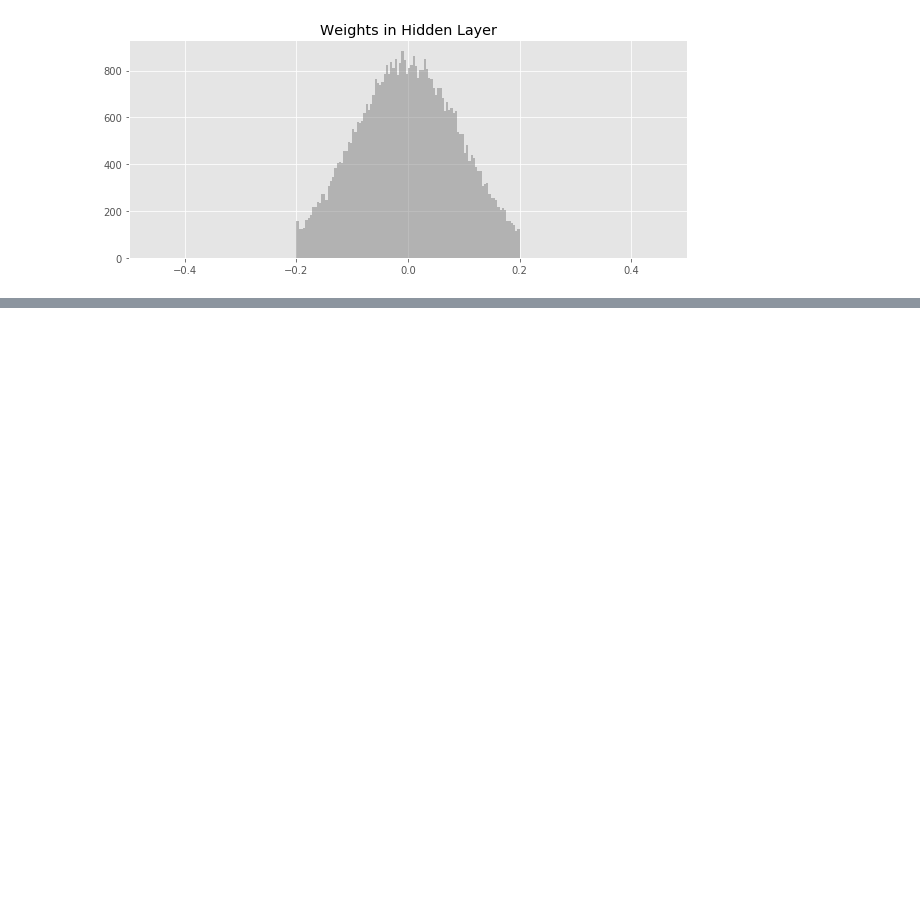
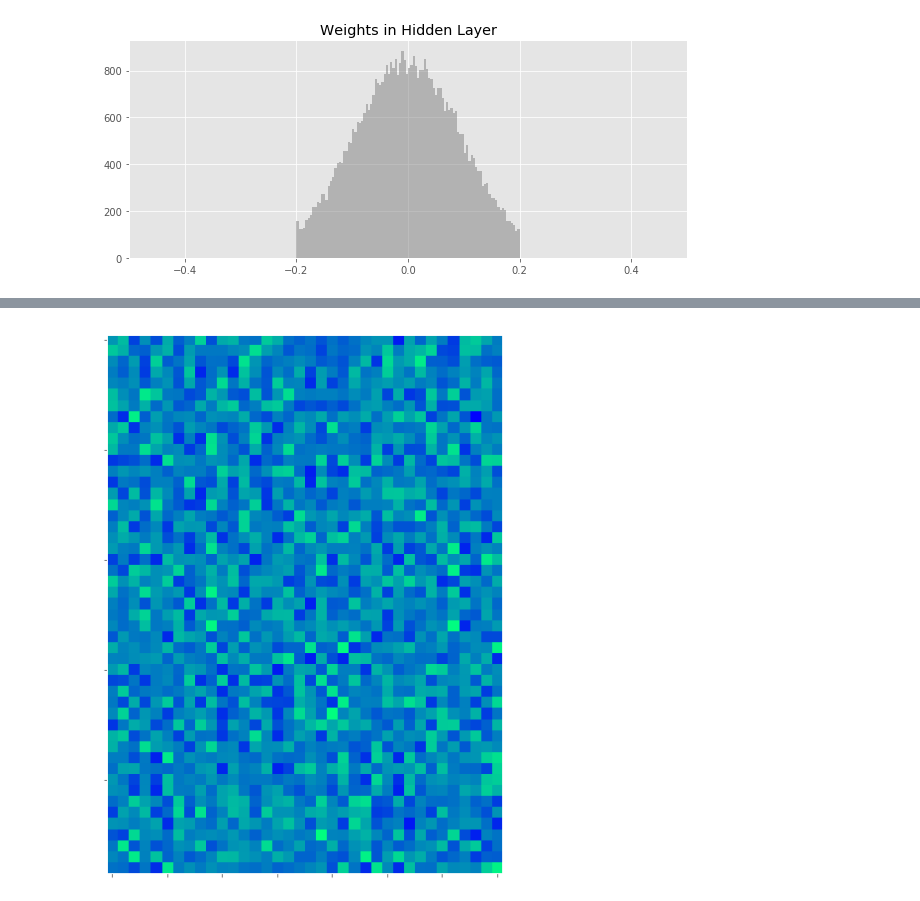
Before and after one commit to madrury/mnist-dropout, a Jupyter notebook: mnist-dropout.ipynb, the cells around one changed output, grey strips where cells are left out. Drawn from its saved outputs; the diff is of its cells as text; code cells hidden in the pictures; blank space fills up the shorter version.

```diff
--- a/mnist-dropout.ipynb
+++ b/mnist-dropout.ipynb
@@ -934,0 +1062,8 @@ ax.set_xlim(-0.5, 0.5)
+# %%
+fig, ax = plt.subplots(figsize=(10, 10))
+
+plot_deep_hidden_layer_weights(
+    ax, weights_hidden_layer_3_no_dropout, (49, 36))
+ax.grid(False)
+# %% [output]
+[figure, added]
```
Also changed, not shown: parts of 8 cells of this notebook.
